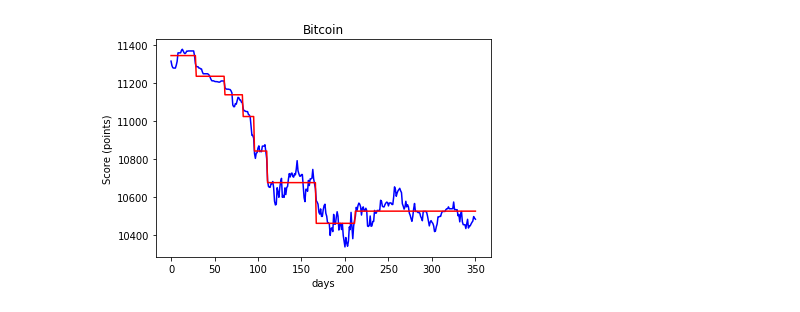
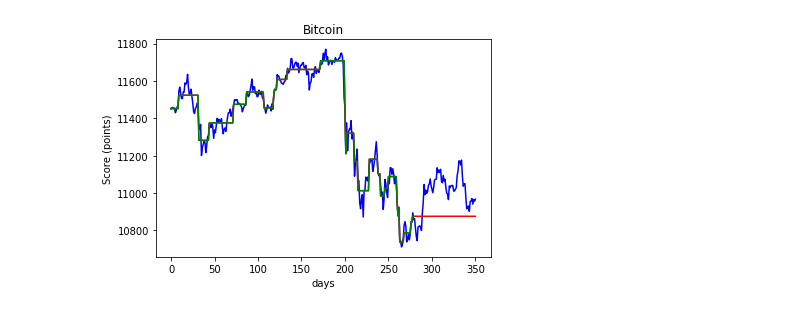
Before and after one commit to scristofari/bitcoin-challenge, a Jupyter notebook: BitCoin Challenge.ipynb, the cells around one changed output. Cells and saved outputs as stored; diff of their text form; code cells hidden in the pictures.

```diff
--- a/BitCoin Challenge.ipynb
+++ b/BitCoin Challenge.ipynb
@@ -44,22 +44,24 @@ plt.show()
 # %%
 import numpy as np
 from sklearn.tree import DecisionTreeRegressor
 from sklearn.model_selection import train_test_split
 from sklearn.metrics import mean_absolute_error, mean_squared_error, median_absolute_error
 
 X = np.arange(len(prices)).reshape(-1, 1)
 y = np.array(prices['close'])
-X_train, X_test, y_train, y_test = train_test_split(X, y, test_size=0.2, random_state=42)
+X_train, X_test, y_train, y_test = train_test_split(X, y, test_size=0.2, shuffle=False)
 
-tree_reg = DecisionTreeRegressor(max_depth=3)
+tree_reg = DecisionTreeRegressor(max_depth=5)
 tree_reg.fit(X_train, y_train)
 
+y_predict_train = tree_reg.predict(X_train)
 y_predict = tree_reg.predict(X)
 plt.title("Bitcoin")
 plt.xlabel("days")
 plt.ylabel("Score (points)")
 plt.plot(prices['close'], 'b')
 plt.plot(y_predict, 'r')
+plt.plot(y_predict_train, 'g')
 plt.show()
 # %% [output]
-[figure, old version]
+[figure, new version]
```
Also changed, not shown: parts of 12 cells of this notebook, 4 other files.
